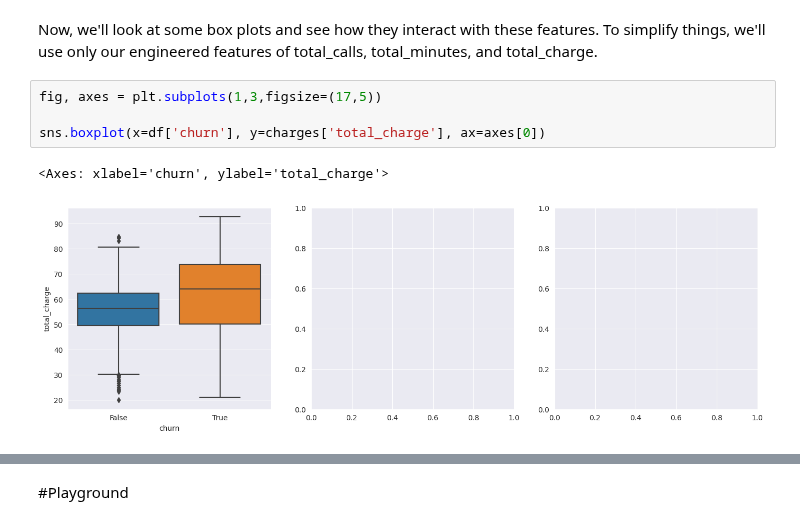
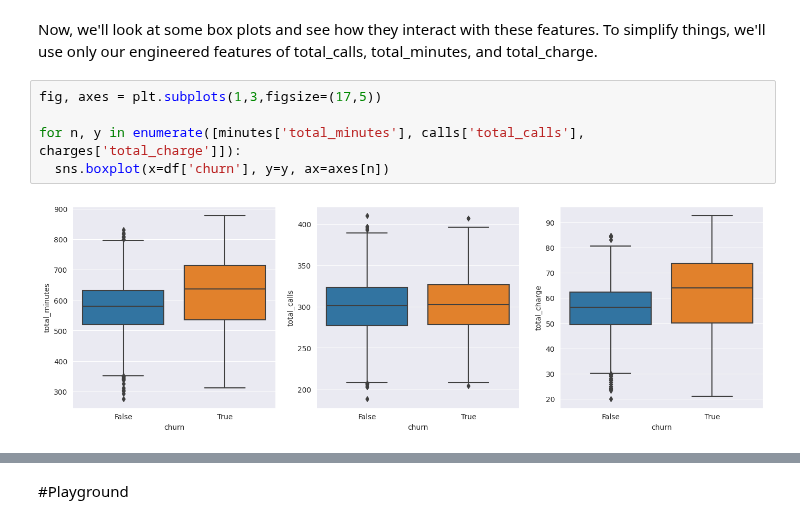
Before and after one commit to bmjaron/phase_3_project, a Jupyter notebook: Untitled1.ipynb, the cells around one changed output, grey strips where cells are left out. Saved outputs shown, nothing was run; the diff lists cells and outputs as text.

```diff
--- a/Untitled1.ipynb
+++ b/Untitled1.ipynb
@@ -288,7 +288,7 @@ Now, we'll look at some box plots and see how they interact with these features.
 # %%
 fig, axes = plt.subplots(1,3,figsize=(17,5))
 
-sns.boxplot(x=df['churn'], y=charges['total_charge'], ax=axes[0])
+for n, y in enumerate([minutes['total_minutes'], calls['total_calls'], charges['total_charge']]):
+  sns.boxplot(x=df['churn'], y=y, ax=axes[n])
 # %% [output]
-<Axes: xlabel='churn', ylabel='total_charge'>
-[figure, old version]
+[figure, new version]
```
Also changed, not shown: parts of 5 cells of this notebook.
